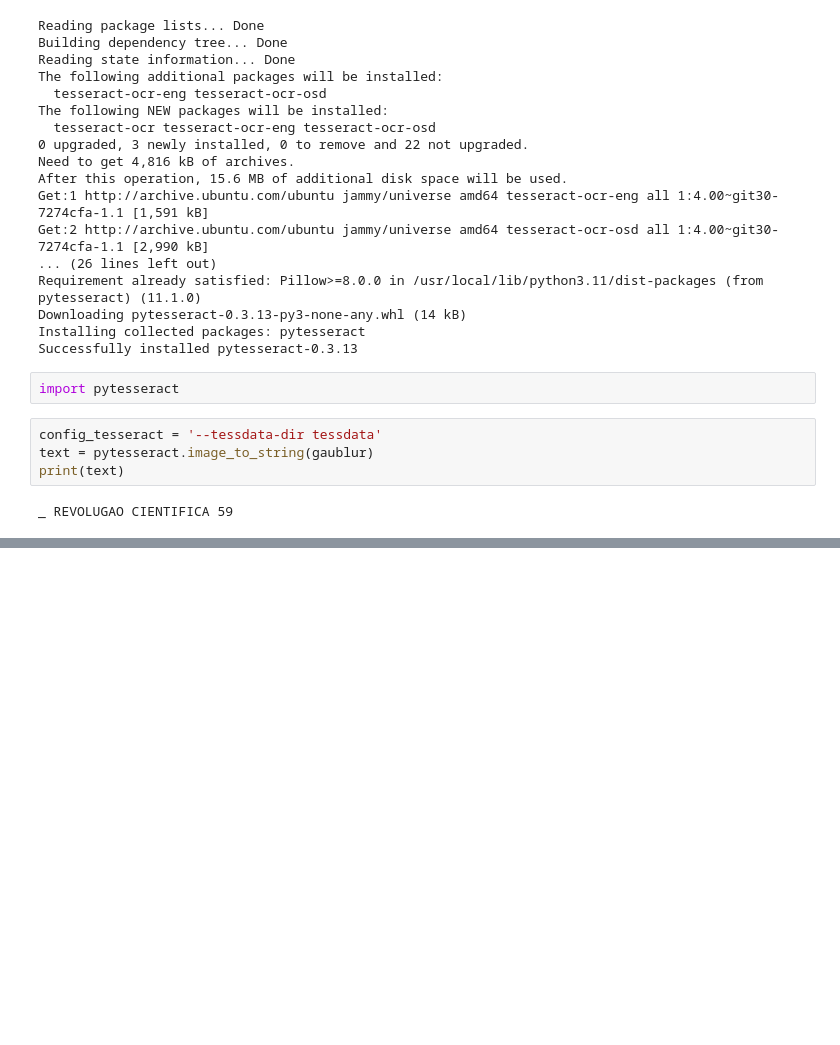
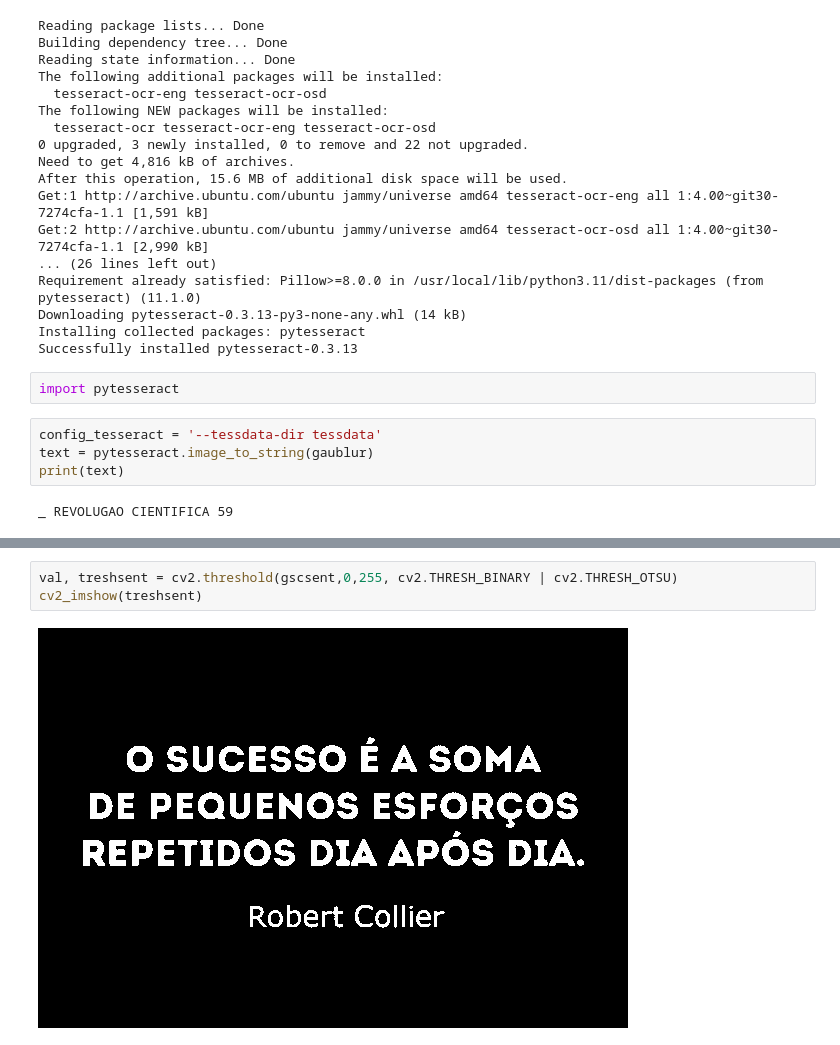
Before and after one commit to gopalbala/img-processing, a Jupyter notebook: preprocess.ipynb, the cells around one changed output, grey strips where cells are left out. Cells and saved outputs as stored; diff of their text form; blank space fills up the shorter version.

```diff
--- a/preprocess.ipynb
+++ b/preprocess.ipynb
@@ -295,0 +304,5 @@ _ REVOLUGAO CIENTIFICA 59
+# %%
+val, treshsent = cv2.threshold(gscsent,0,255, cv2.THRESH_BINARY | cv2.THRESH_OTSU)
+cv2_imshow(treshsent)
+# %% [output]
+[figure, added]
```
Also changed, not shown: parts of 3 cells of this notebook.
